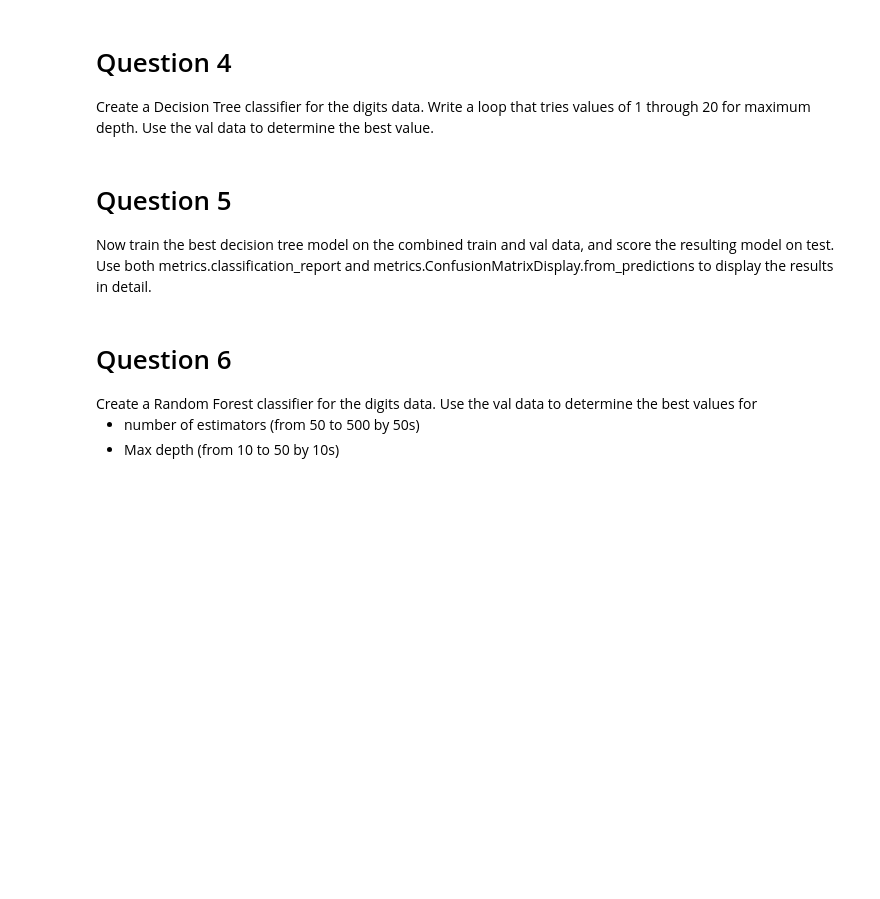
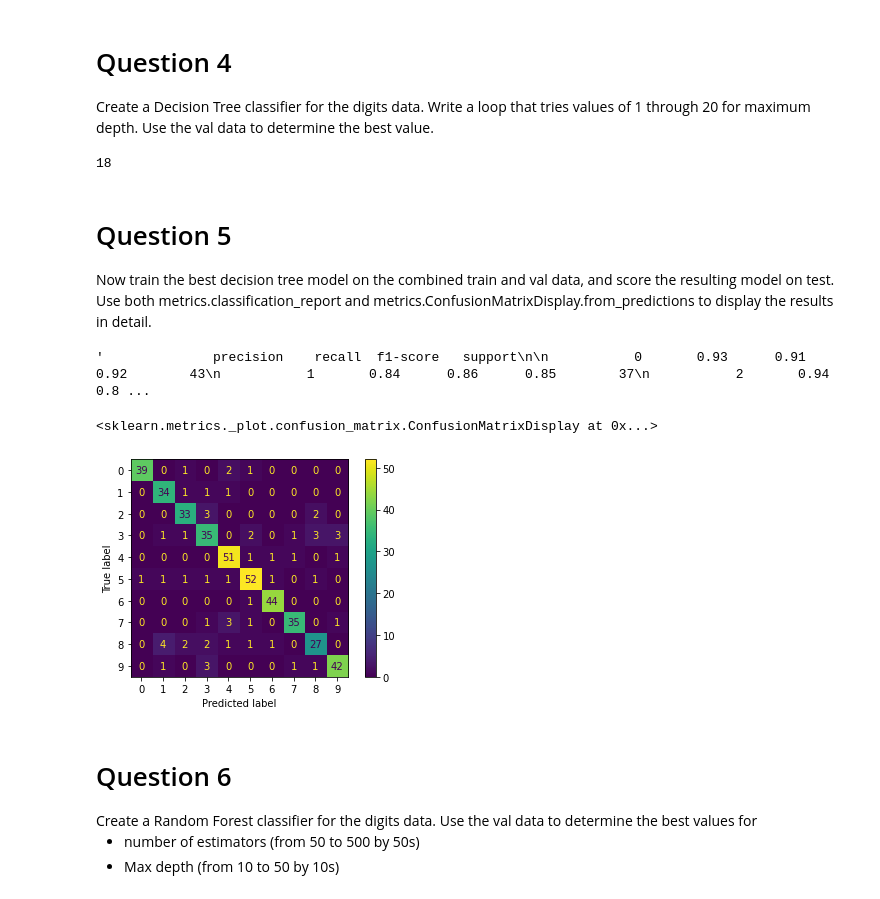
Before and after one commit to Markusgl17/aiml23_labs, a Jupyter notebook: LAB1_2023.ipynb, the cells around one changed output. Drawn from its saved outputs; the diff is of its cells as text; code cells hidden in the pictures; blank space fills up the shorter version.

```diff
--- a/LAB1_2023.ipynb
+++ b/LAB1_2023.ipynb
@@ -109,10 +93,35 @@ ValueError: operands could not be broadcast together with shapes (1010,64) (337,
 # %% [markdown]
 <h1>Question 4</h1>
 Create a Decision Tree classifier for the digits data. Write a loop that tries values of 1 through 20 for maximum depth. Use the val data to determine the best value.
+# %%
+tree_evaluation={}
+for i in range(1,21):
+    depth=i
+    tree_clf=DecisionTreeClassifier(max_depth=i)
+    tree_clf.fit(X_train,y_train)
+    y_pred=tree_clf.predict(X_val)
+    tree_evaluation[i]=metrics.accuracy_score(y_val,y_pred)
+# %%
+Best_max_depth=max(zip(tree_evaluation.values(), tree_evaluation.keys()))[1]
+print(Best_max_depth)
+# %% [output]
+18
 # %% [markdown]
 <h1>Question 5</h1>
 Now train the best decision tree model on the combined train and val data, and score the resulting model on test.
 Use both metrics.classification_report and metrics.ConfusionMatrixDisplay.from_predictions to display the results in detail.
+# %%
+best_tree_clf=DecisionTreeClassifier(max_depth=Best_max_depth)
+best_tree_clf.fit(Xtrain,ytrain)
+y_pred=best_tree_clf.predict(X_test)
+metrics.classification_report(y_test,y_pred)
+# %% [output]
+'              precision    recall  f1-score   support\n\n           0       0.93      0.91      0.92        43\n           1       0.84      0.86      0.85        37\n           2       0.94      0.8 ...
+# %%
+metrics.ConfusionMatrixDisplay.from_predictions(y_test,y_pred)
+# %% [output]
+<sklearn.metrics._plot.confusion_matrix.ConfusionMatrixDisplay at 0x...>
+[figure, added]
 # %% [markdown]
 <h1>Question 6</h1>
 Create a Random Forest classifier for the digits data. Use the val data to determine the best values for
```
Also changed, not shown: parts of 13 cells of this notebook.
